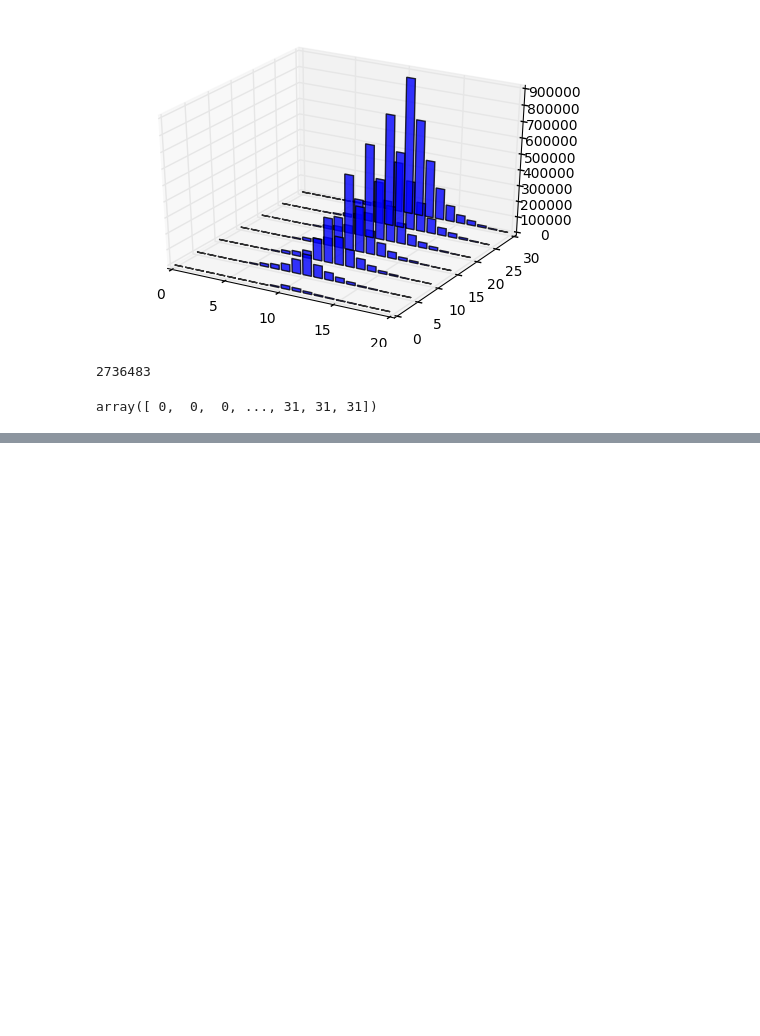
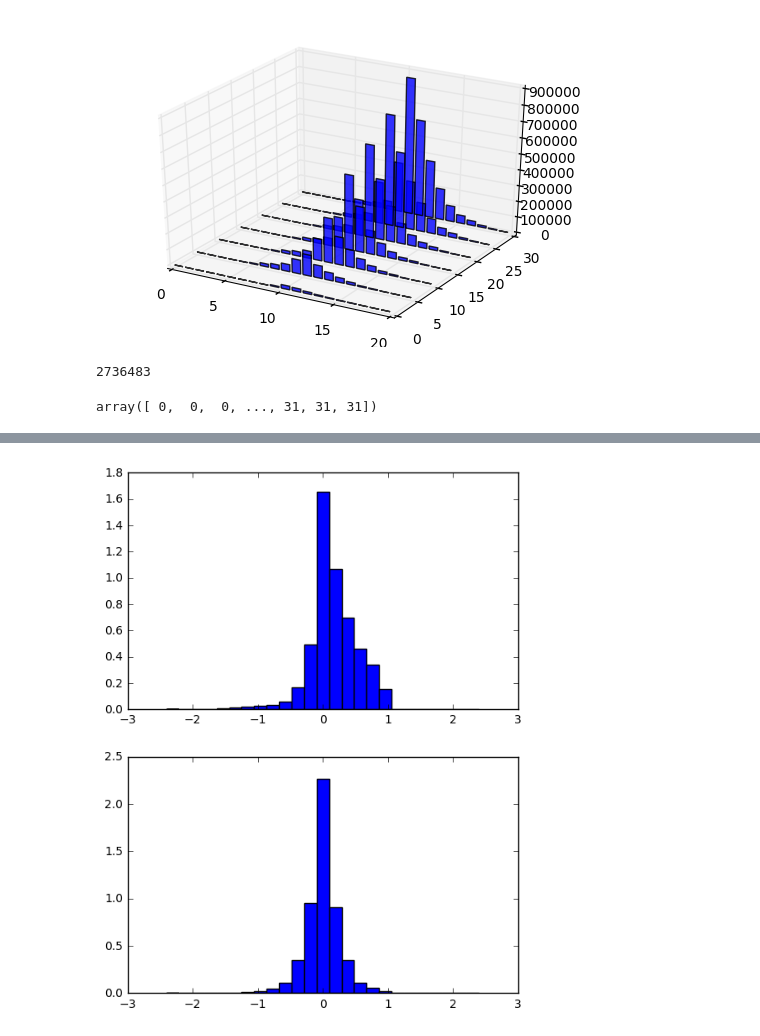
Before and after one commit to rmoehn/cartpole, a Jupyter notebook: notebooks/StatsExperiments.ipynb, the cells around one changed output, grey strips where cells are left out. Drawn from its saved outputs; the diff is of its cells as text; code cells hidden in the pictures; blank space fills up the shorter version.

```diff
--- a/notebooks/StatsExperiments.ipynb
+++ b/notebooks/StatsExperiments.ipynb
@@ -87,0 +119,4 @@ np.sum(cum_hist, axis=1)[:,None].shape
+# %%
+q_comp_fig
+# %% [output]
+[figure, added]
```
Also changed, not shown: parts of 15 cells of this notebook.
